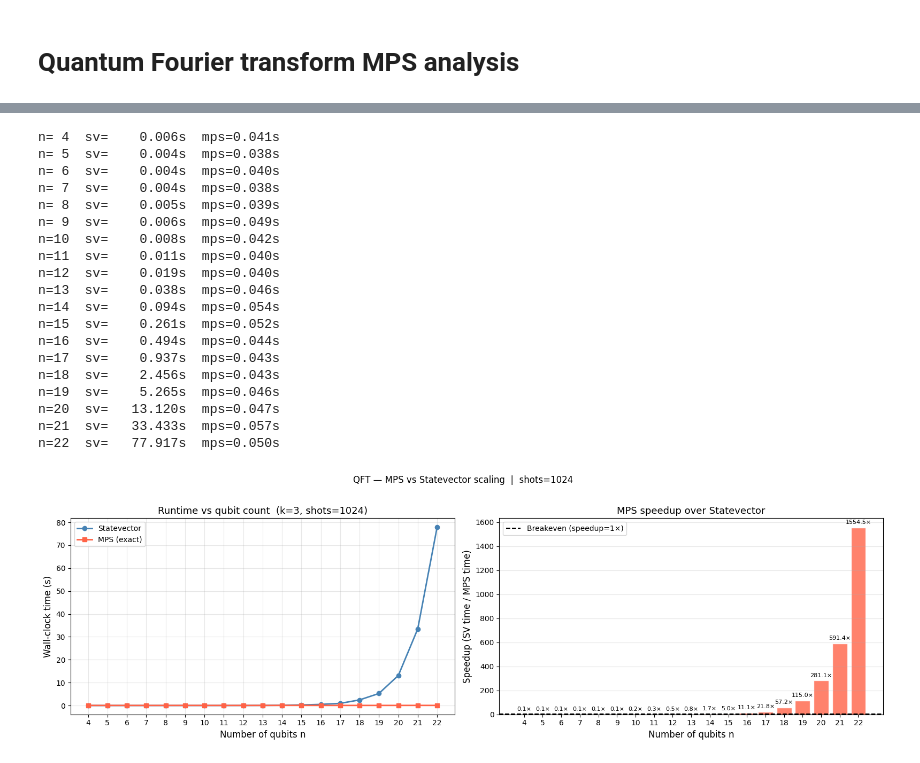
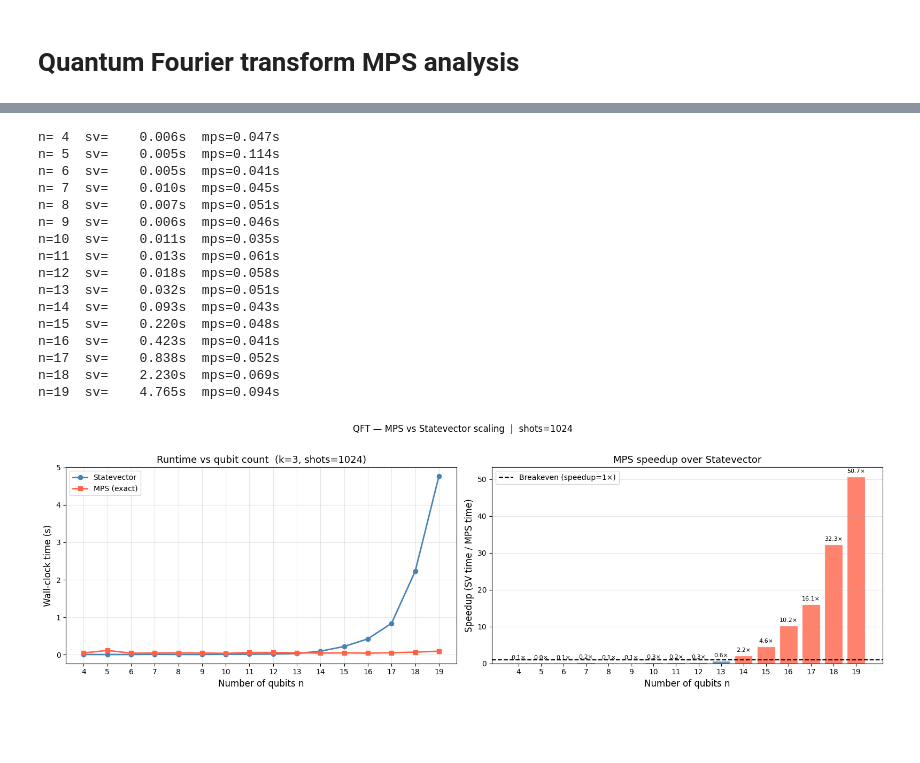
Before and after one commit to cezaris13/Quantum-ideas-factory-tensor-networks, a Jupyter notebook: tensor_networks_and_entropy.ipynb, the cells around one changed output, grey strips where cells are left out. Cells and saved outputs as stored; diff of their text form; code cells hidden in the pictures; blank space fills up the shorter version.

```diff
--- a/tensor_networks_and_entropy.ipynb
+++ b/tensor_networks_and_entropy.ipynb
@@ -17,7 +18,7 @@ marked_state = 0b111  # target state as integer (|111> = 7)
 # We test with applying Grover operator G k times and measure success probability
 for k in range(1, 11):
     qc = grover.construct_grover(qubits, k, marked_state)
-    counts = utils.measure(qc, shots,skip_qubits=[qubits])
+    counts = measure.measure(qc, shots,skip_qubits=[qubits])
 
     marked_bitstring = format(marked_state, f'0{qubits}b')
     success_counts = counts.get(marked_bitstring, 0)
@@ -147,7 +148,7 @@ k=14  sv=0.9388  mps=0.9393  theory=0.9422
 # %%
 shots       = 1024
 k_fixed     = 1
-qubit_sizes = list(range(4, 23))
+qubit_sizes = list(range(4, 20))
 
 mps.run_scaling_comparison(
     circuit_builder = lambda n: grover.construct_grover(
@@ -324,10 +357,11 @@ n=17  sv=  123.650s  mps=3.997s
 # %% [markdown]
 # Quantum Fourier transform entropy analysis
 # %%
-n = 10
+qubits = 10
 t = 10
+initial_state = 0b111
 
-qc = qft.qft(n, t)
+qc = qft.qft(qubits, t, initial_state)
 
 qc.draw(output="mpl", style="clifford")
 # %% [output]
@@ -335,23 +426,15 @@ qc.draw(output="mpl", style="clifford")
 # %% [markdown]
 # Quantum Fourier transform MPS analysis
 # %%
-import importlib
-import mps
-importlib.reload(mps)
-
-# step 2 — run comparison
-from qft import qft
-import numpy as np
-
-n     = 7
-t_max = n
+qubits     = 7
+t_max = qubits
 shots = 10240
 
 results = mps.run_comparison(
-    circuit_builder  = lambda t: qft(n, t),
-    target_bitstring = lambda t: "0" * n,
+    circuit_builder  = lambda t: qft.qft(qubits, t, initial_state),
+    target_bitstring = lambda t: "0" * qubits,
     k_values         = range(1, t_max + 1),
-    qubits           = n,
+    qubits           = qubits,
     shots            = shots,
     theory_fn        = None,
     k_optimal        = None,
@@ -371,33 +454,30 @@ k= 7  sv=0.0077  mps=0.0073
 # %%
 shots       = 1024
 t_fixed     = 3       # fix number of QFT stages
-qubit_sizes = list(range(4, 23))
+qubit_sizes = list(range(4, 20))
 
 mps.run_scaling_comparison(
-    circuit_builder = lambda n: qft(n, t_fixed),
+    circuit_builder = lambda n: qft.qft(n, t_fixed, initial_state),
     qubit_sizes     = qubit_sizes,
     k_fixed         = t_fixed,
     shots           = shots,
     title           = "QFT — MPS vs Statevector scaling",
 )
 # %% [output]
-n= 4  sv=    0.006s  mps=0.041s
-n= 5  sv=    0.004s  mps=0.038s
-n= 6  sv=    0.004s  mps=0.040s
-n= 7  sv=    0.004s  mps=0.038s
-n= 8  sv=    0.005s  mps=0.039s
-n= 9  sv=    0.006s  mps=0.049s
-n=10  sv=    0.008s  mps=0.042s
-n=11  sv=    0.011s  mps=0.040s
-n=12  sv=    0.019s  mps=0.040s
-n=13  sv=    0.038s  mps=0.046s
-n=14  sv=    0.094s  mps=0.054s
-n=15  sv=    0.261s  mps=0.052s
-n=16  sv=    0.494s  mps=0.044s
-n=17  sv=    0.937s  mps=0.043s
-n=18  sv=    2.456s  mps=0.043s
-n=19  sv=    5.265s  mps=0.046s
-n=20  sv=   13.120s  mps=0.047s
-n=21  sv=   33.433s  mps=0.057s
-n=22  sv=   77.917s  mps=0.050s
+n= 4  sv=    0.006s  mps=0.047s
+n= 5  sv=    0.005s  mps=0.114s
+n= 6  sv=    0.005s  mps=0.041s
+n= 7  sv=    0.010s  mps=0.045s
+n= 8  sv=    0.007s  mps=0.051s
+n= 9  sv=    0.006s  mps=0.046s
+n=10  sv=    0.011s  mps=0.035s
+n=11  sv=    0.013s  mps=0.061s
+n=12  sv=    0.018s  mps=0.058s
+n=13  sv=    0.032s  mps=0.051s
+n=14  sv=    0.093s  mps=0.043s
+n=15  sv=    0.220s  mps=0.048s
+n=16  sv=    0.423s  mps=0.041s
+n=17  sv=    0.838s  mps=0.052s
+n=18  sv=    2.230s  mps=0.069s
+n=19  sv=    4.765s  mps=0.094s
-[figure, old version]
+[figure, new version]
```
Also changed, not shown: parts of 24 cells of this notebook, 19 other files.
